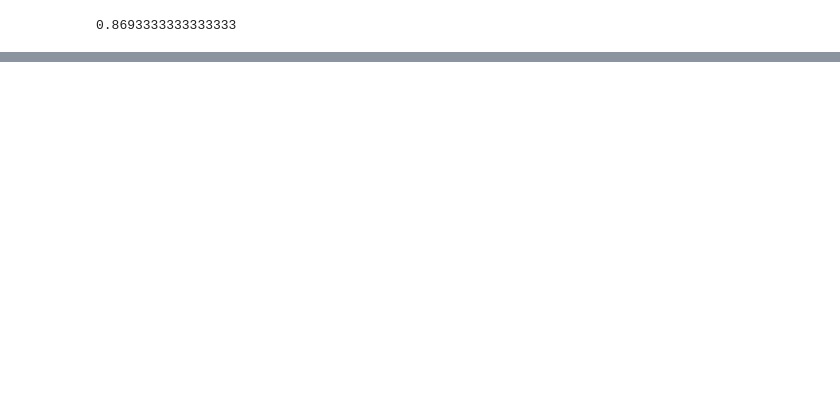
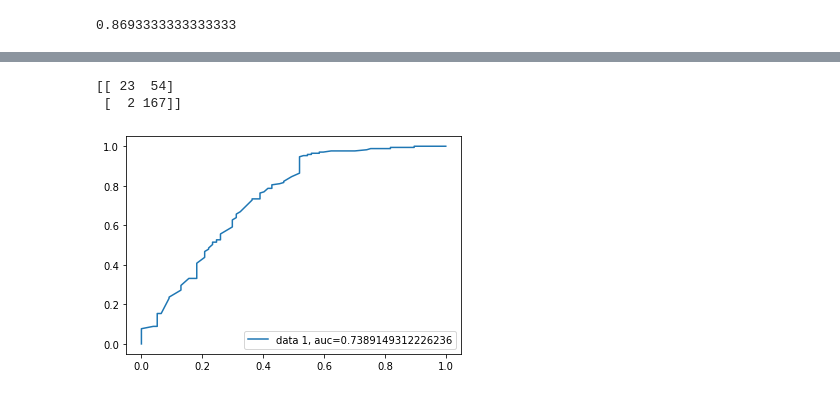
Before and after one commit to vamsidhar-reddy-rajula/loan-approval, a Jupyter notebook: notebooks/4.1_Pipelines.ipynb, the cells around one changed output, grey strips where cells are left out. Drawn from its saved outputs; the diff is of its cells as text; code cells hidden in the pictures; blank space fills up the shorter version.

```diff
--- a/notebooks/4.1_Pipelines.ipynb
+++ b/notebooks/4.1_Pipelines.ipynb
@@ -30,2 +33,2 @@ from sklearn.preprocessing import LabelEncoder
 # %%
-df = pd.read_csv(r"../data/interim/2_feature_engineered/1_base_data.csv")
+df = pd.read_csv(r"../data/raw/data.csv")
@@ -83,7 +95,20 @@ class CustomKNNImputer():
     def fit_transform(self,X,y=None):
         self.imputer = self.imputer.fit(X)
         return self.transform(X,y)
+# %%
+def return_df(x,cols=None):
+    return pd.DataFrame(x,columns=cols)
+# %%
+def transform_dataset(data):
+    data.loc[:,"LoanAmount"] = np.log(data.LoanAmount)
+    data.loc[:,"TotalApplicantIncome"] = np.log(data.ApplicantIncome+data.CoapplicantIncome)
+    data.loc[:,"ApplicantIncome"] = np.log(data.ApplicantIncome)
+    data = data.drop(columns=['CoapplicantIncome','Loan_ID','Loan_Amount_Term'])
+    return data
 # %%
+transformations = FunctionTransformer(transform_dataset)
+
+
 cat_preprocess = ColumnTransformer(transformers=[
     ('employed',PipeCustomOrdinalEncoder(),'Self_Employed'),
     ('dependents',PipeCustomOrdinalEncoder(),'Dependents'),
@@ -97,7 +122,7 @@ cat_preprocess = ColumnTransformer(transformers=[
 
 categories = Pipeline(steps=[
     ('cat',cat_preprocess),
-    ('cat_names',FunctionTransformer(lambda x: pd.DataFrame(x,columns=cat_columns)))
+    ('cat_names',FunctionTransformer(return_df,kw_args={"cols":cat_columns}))
 ])
 
 num_preprocess = ColumnTransformer(
@@ -107,7 +132,7 @@ transformers=[
 
 numerical = Pipeline(steps=[
     ('num',num_preprocess),
-    ('num_names',FunctionTransformer(lambda x: pd.DataFrame(x,columns=num_columns)))
+    ('num_names',FunctionTransformer(return_df,kw_args={"cols":num_columns}))
 ])
 
 impute_preprocess = Pipeline(steps=[
@@ -115,7 +140,7 @@ impute_preprocess = Pipeline(steps=[
         ('cat_pipe',categories),
         ('num_pipe',numerical)
     ])),
-    ('test',FunctionTransformer(lambda x: pd.DataFrame(x,columns=cat_columns+num_columns))),
+    ('test',FunctionTransformer(return_df,kw_args={"cols":cat_columns+num_columns})),
     ('imputer',CustomKNNImputer(n_neighbors=1,))
 ])
 
@@ -134,6 +159,7 @@ preprocessing = Pipeline(steps=[
 ])
 
 pipe = Pipeline(steps=[
+    ('transformations',transformations),
     ('preprocess',preprocessing),
     ('model',LogisticRegression(random_state=123,fit_intercept=True,max_iter=1000))
 ],verbose=True)
@@ -182,0 +309,14 @@ f1_score(y_test,model.predict(X_test))
+# %%
+print(confusion_matrix(y_test,model.predict(X_test)))
+# %% [output]
+[[ 23  54]
+ [  2 167]]
+# %%
+y_pred_proba = model.predict_proba(X_test)[:,1]
+fpr, tpr, _ = roc_curve(y_test,  y_pred_proba)
+auc = roc_auc_score(y_test, y_pred_proba)
+plt.plot(fpr,tpr,label="data 1, auc="+str(auc))
+plt.legend(loc=4)
+plt.show()
+# %% [output]
+[figure, added]
```
Also changed, not shown: parts of 12 cells of this notebook, 8 other files.
